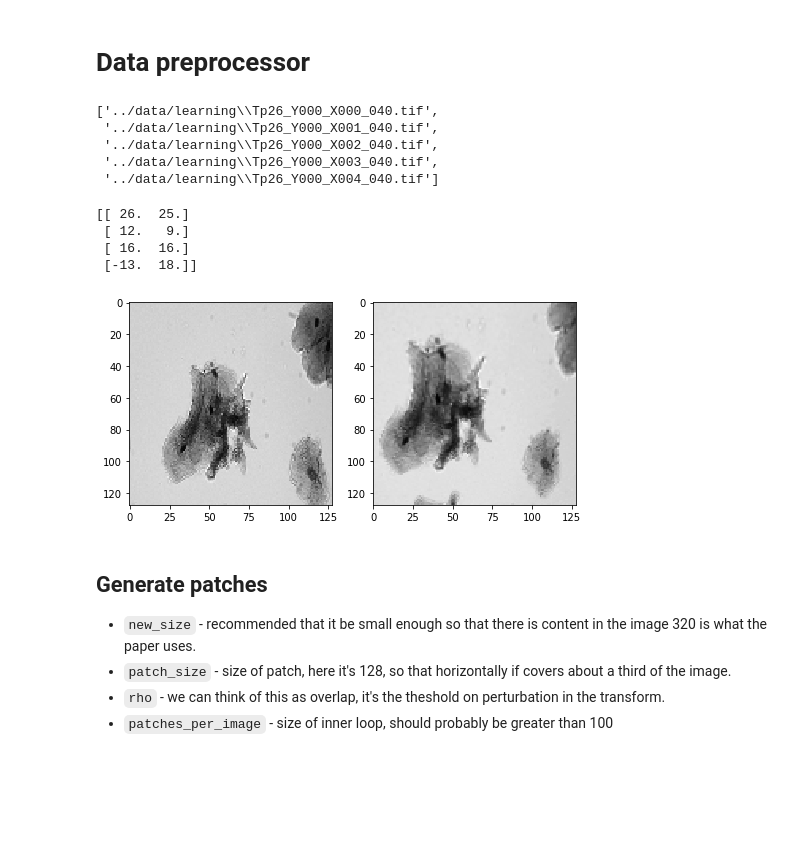
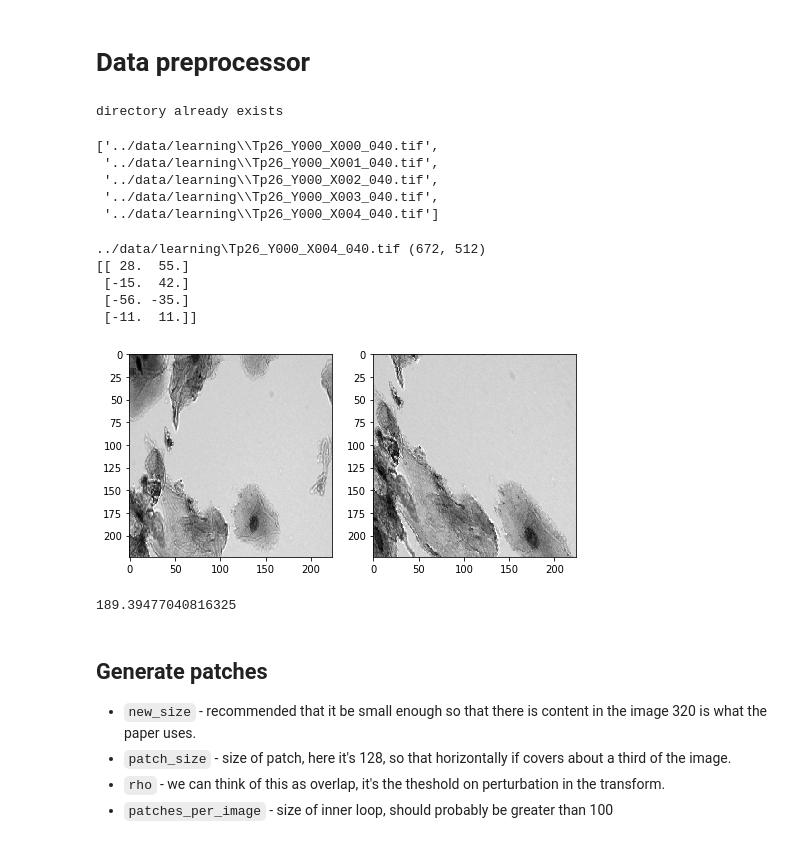
Before and after one commit to tristaaan/stitch-eval, a Jupyter notebook: notebooks/HNet_data_preprocessor.ipynb, the cells around one changed output. Saved outputs shown, nothing was run; the diff lists cells and outputs as text; code cells hidden in the pictures; blank space fills up the shorter version.

```diff
--- a/notebooks/HNet_data_preprocessor.ipynb
+++ b/notebooks/HNet_data_preprocessor.ipynb
@@ -14,9 +14,9 @@ def load_img_paths(target):
     '''
     return glob.glob(target + '/*.tif')
 
-output_dir = '../data/hnet_training'
+output_dir = '../data/hnet_training_112'
 try:
-    mkdir('../data/hnet_training')
+    mkdir(output_dir)
 except FileExistsError:
     print('directory already exists')
 
@@ -25,11 +25,12 @@ original_data_dir = data_dir + ('/learning')
 all_files = load_img_paths(original_data_dir)
 all_files[:5]
 # %% [output]
-['../data/learning\\Tp26_Y000_X000_040.tif',
- '../data/learning\\Tp26_Y000_X001_040.tif',
- '../data/learning\\Tp26_Y000_X002_040.tif',
- '../data/learning\\Tp26_Y000_X003_040.tif',
- '../data/learning\\Tp26_Y000_X004_040.tif']
+directory already exists
+['../data/learning\\Tp26_Y000_X000_040.tif',
+ '../data/learning\\Tp26_Y000_X001_040.tif',
+ '../data/learning\\Tp26_Y000_X002_040.tif',
+ '../data/learning\\Tp26_Y000_X003_040.tif',
+ '../data/learning\\Tp26_Y000_X004_040.tif']
 # %%
 import numpy as np
 from numpy.random import randint
@@ -44,16 +45,17 @@ def aspect_resize(newsize, shape):
     return (int(shape[0] / (shape[1] / newsize)), newsize)
 
 def alter_pt(pt, r):
-    return (pt[0] + randint(-r,r), pt[1] + randint(-r,r))
+    r1,r2 = randint(-r,r+1,2)
+    return (pt[0] + r1, pt[1] + r2)
 
 def create_patches(im, size, r):
     '''
     Create pairs of patches from an image
     '''
     while True:
-        # generate four random points
-        x = randint(0, im.shape[1]-size)
-        y = randint(0, im.shape[0]-size)
+        # generate four random points, r to size-r so as to not go over the edge
+        x = randint(r, im.shape[0]-size-r)
+        y = randint(r, im.shape[1]-size-r)
         tl = (x,y)
         tr = (tl[0], tl[1]+size)
         br = (tl[0]+size, tl[1]+size)
@@ -69,28 +71,37 @@ def create_patches(im, size, r):
         H = cv2.getPerspectiveTransform(np.float32([tl, tr, br, bl]), perturbed)
         Hab = np.linalg.inv(H)
         # warp image
-        full_warped = cv2.warpPerspective(im, Hab, im.shape)
+        full_warped = cv2.warpPerspective(im, Hab, im.shape, flags=cv2.INTER_NEAREST)
         B = full_warped[y:y+size,x:x+size]
-        if A.shape == B.shape:
+        if A.shape == B.shape and A.mean() < 210:
             return A, B, np.subtract(perturbed, [tl, tr, br, bl])
 # %%
 from matplotlib import pyplot as plt
 
-im = cv2.imread(all_files[0], cv2.IMREAD_UNCHANGED)
-im = cv2.resize(im, aspect_resize(320, im.shape))
+new_size = 672 # 1/2 original, same as paper
+patch_size = 224 # 1/3rd image, same as paper
+rho = 56 # 1/4th patch size, as opposed to 1/3rd which led to bad edge effects
+
+fname = all_files[4]
+im = cv2.imread(fname, cv2.IMREAD_UNCHANGED)
+im = cv2.resize(im, aspect_resize(new_size, im.shape), interpolation=cv2.INTER_NEAREST)
+print(fname, im.shape)
 a,b,h = create_patches(im, patch_size, rho)
 
 fig, (ref, mov) = plt.subplots(1, 2, figsize=(8, 4))
 print(h)
 ref.imshow(a, cmap='gray')
 mov.imshow(b, cmap='gray')
 plt.show()
+print(a.mean())
 # %% [output]
-[[ 26.  25.]
- [ 12.   9.]
- [ 16.  16.]
- [-13.  18.]]
+../data/learning\Tp26_Y000_X004_040.tif (672, 512)
+[[ 28.  55.]
+ [-15.  42.]
+ [-56. -35.]
+ [-11.  11.]]
-[figure, old version]
+[figure, new version]
+189.39477040816325
 # %% [markdown]
 ## Generate patches
 
```
Also changed, not shown: parts of 2 cells of this notebook, 1 other file.
